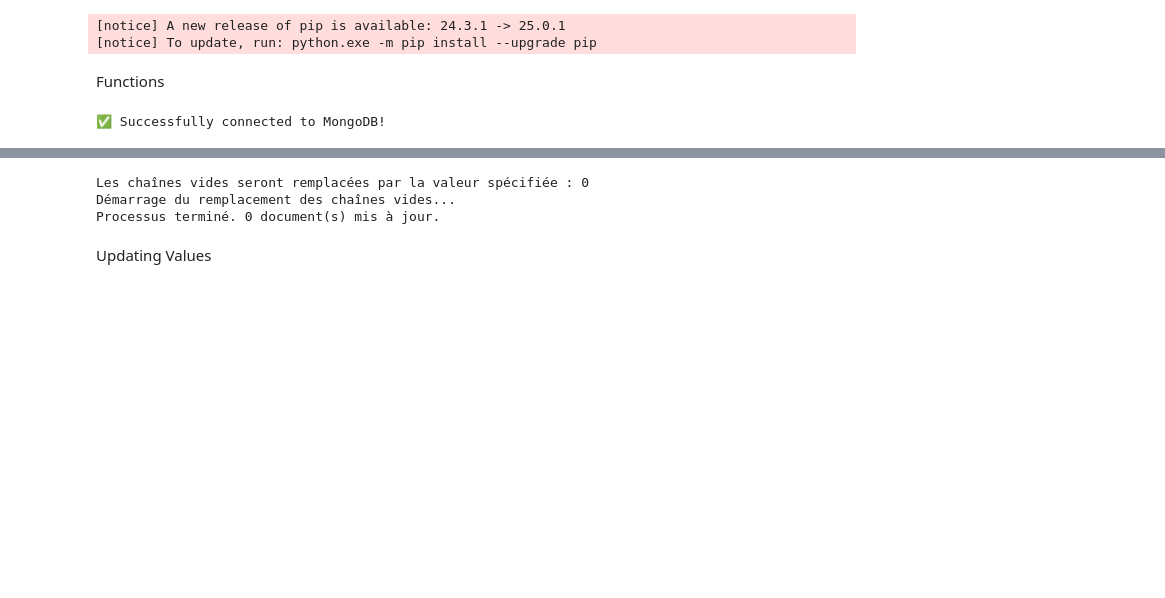
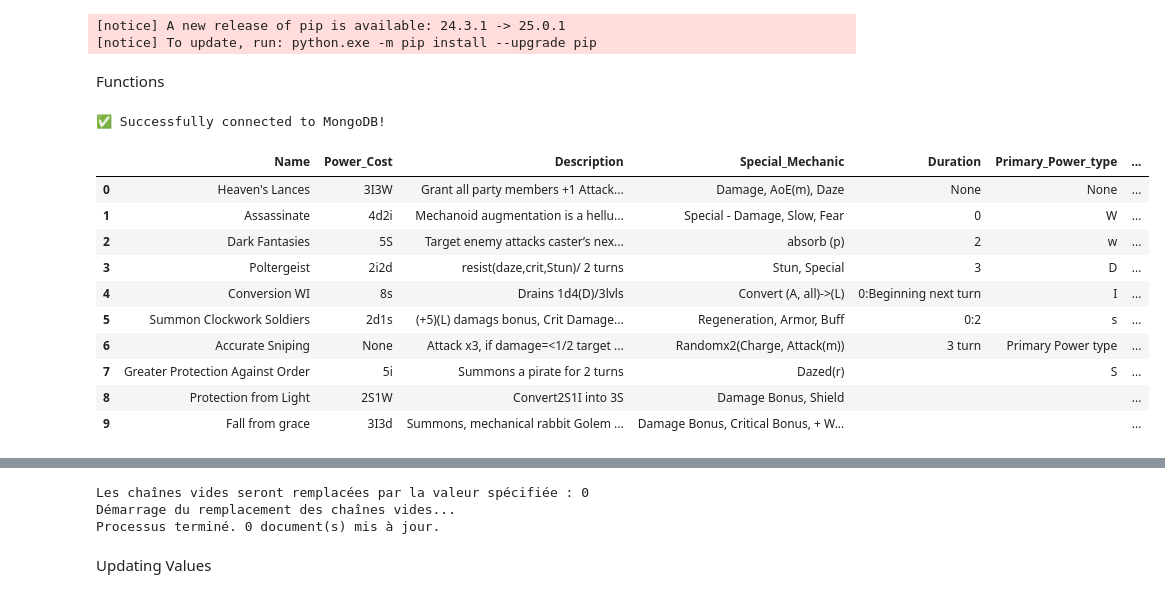
Before and after one commit to flosrv/FastAPI, a Jupyter notebook: GreaterPowersAPI/data_explo.ipynb, the cells around one changed output, grey strips where cells are left out. Drawn from its saved outputs; the diff is of its cells as text; code cells hidden in the pictures; blank space fills up the shorter version.

```diff
--- a/GreaterPowersAPI/data_explo.ipynb
+++ b/GreaterPowersAPI/data_explo.ipynb
@@ -210,6 +210,59 @@ def update_fields_with_value(collection, fields, value):
             collection.update_one({"_id": doc["_id"]}, {"$set": update_fields})
 
     return {"message": f"Fields {', '.join(fields)} updated with value {value} successfully."}
+
+def get_unique_keys_and_values(collection):
+    """
+    Récupère toutes les clés uniques et leurs valeurs associées dans une collection MongoDB,
+    et retourne un DataFrame où chaque colonne est une clé et chaque ligne contient une valeur unique pour cette clé.
+
+    :param collection: La collection MongoDB dans laquelle chercher les clés et valeurs.
+    :return: Un DataFrame pandas avec les clés comme colonnes et les valeurs uniques comme lignes.
+    """
+    # Initialisation de dictionnaires pour stocker les clés et les valeurs
+    keys_values = {}
+
+    # Parcours de tous les documents de la collection
+    cursor = collection.find({})  # Trouver tous les documents
+
+    for doc in cursor:
+        for key, value in doc.items():
+            if key == "_id":  # Ignorer la clé "_id"
+                continue
+            # Si la clé n'est pas déjà dans le dictionnaire, l'ajouter avec un set vide
+            if key not in keys_values:
+                keys_values[key] = set()
+            # Ajouter la valeur au set correspondant à la clé
+            keys_values[key].add(value)
+
+    # Trouver la longueur maximale parmi toutes les valeurs pour chaque clé
+    max_length = max(len(values) for values in keys_values.values())
+
+    # S'assurer que chaque clé a une longueur uniforme, en ajoutant des chaînes vides si nécessaire
+    data = {
+        key: list(values) + [""] * (max_length - len(values))  # Remplir avec des chaînes vides
+        for key, values in keys_values.items()
+    }
+
+    # Créer un DataFrame avec les clés comme colonnes et les valeurs comme lignes
+    df = pd.DataFrame.from_dict(data, orient='columns')
+
+    return df
+# %%
+df = get_unique_keys_and_values(collection_abilities)
+df.head(10)
+# %% [output]
+|  | Name | Power_Cost | Description | Special_Mechanic | Duration | Primary_Power_type | ... |
+| 0 | Heaven's Lances | 3I3W | Grant all party members +1 Attack... | Damage, AoE(m), Daze | None | None | ... |
+| 1 | Assassinate | 4d2i | Mechanoid augmentation is a hellu... | Special - Damage, Slow, Fear | 0 | W | ... |
+| 2 | Dark Fantasies | 5S | Target enemy attacks caster’s nex... | absorb (p) | 2 | w | ... |
+| 3 | Poltergeist | 2i2d | resist(daze,crit,Stun)/ 2 turns | Stun, Special | 3 | D | ... |
+| 4 | Conversion WI | 8s | Drains 1d4(D)/3lvls | Convert (A, all)->(L) | 0:Beginning next turn | I | ... |
+| 5 | Summon Clockwork Soldiers | 2d1s | (+5)(L) damags bonus, Crit Damage... | Regeneration, Armor, Buff | 0:2 | s | ... |
+| 6 | Accurate Sniping | None | Attack x3, if damage=<1/2 target ... | Randomx2(Charge, Attack(m)) | 3 turn | Primary Power type | ... |
+| 7 | Greater Protection Against Order | 5i | Summons a pirate for 2 turns | Dazed(r) |  | S | ... |
+| 8 | Protection from Light | 2S1W | Convert2S1I into 3S | Damage Bonus, Shield |  |  | ... |
+| 9 | Fall from grace | 3I3d | Summons, mechanical rabbit Golem ... | Damage Bonus, Critical Bonus, + W... |  |  | ... |
 # %%
 update_collection_fields_type(collection_abilities, fields =["speed", "Duration"],target_type=int)
 # %% [output]
```
Also changed, not shown: parts of 4 cells of this notebook, 3 other files.
